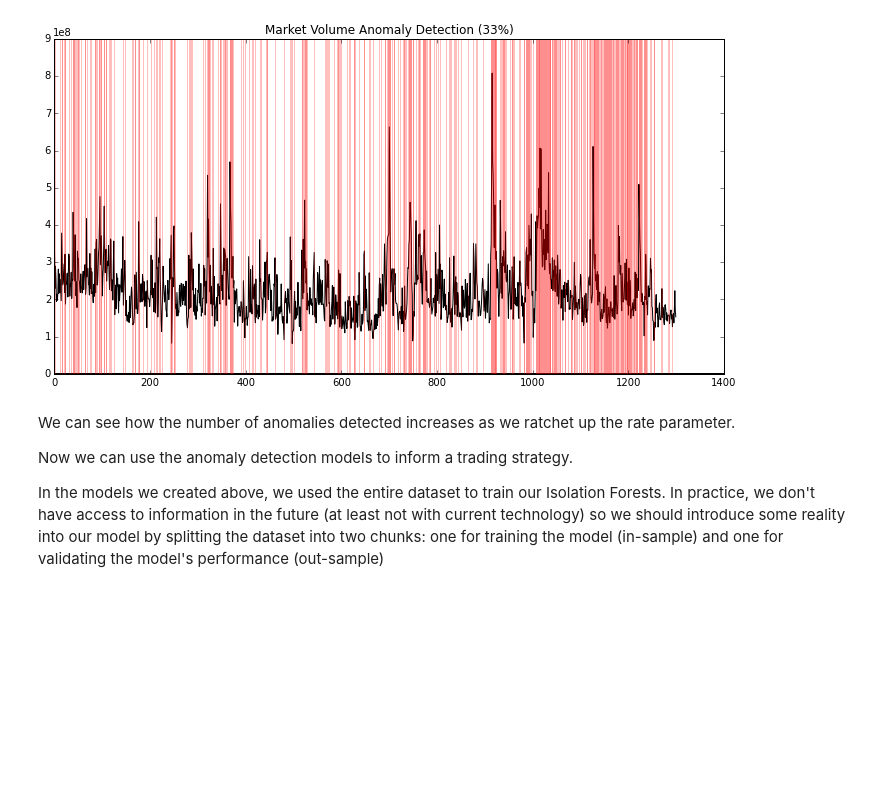
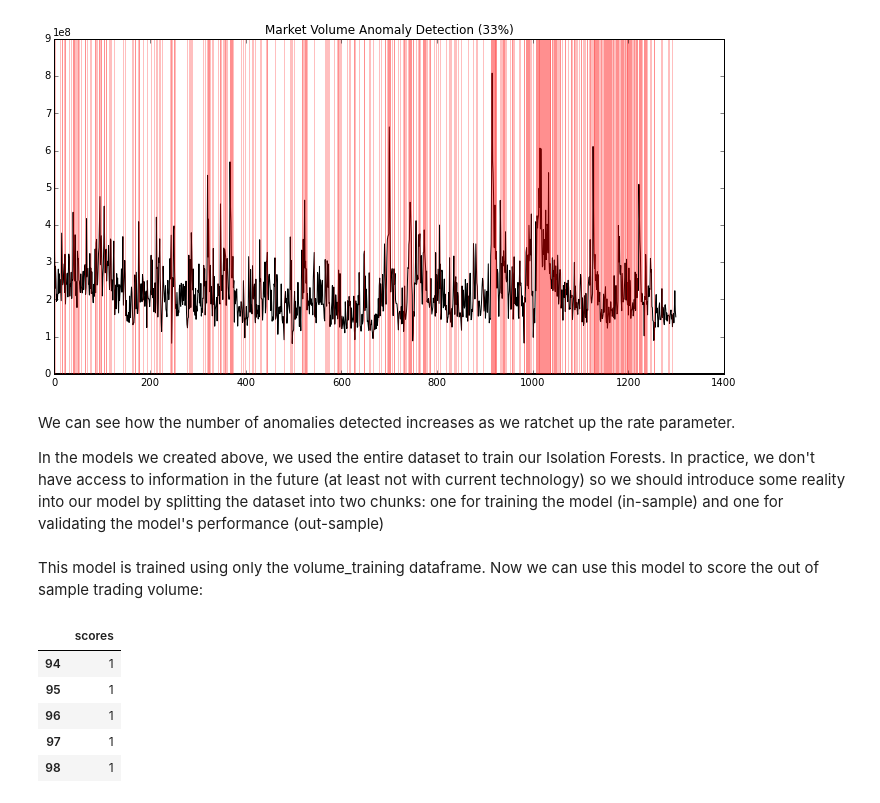
Before and after one commit to tynano/slicematrixIO-python, a Jupyter notebook: notebooks/Stock Market Volume Anomaly Detection 1.ipynb, the cells around one changed output. Saved outputs shown, nothing was run; the diff lists cells and outputs as text; code cells hidden in the pictures; blank space fills up the shorter version.

```diff
--- a/notebooks/Stock Market Volume Anomaly Detection 1.ipynb
+++ b/notebooks/Stock Market Volume Anomaly Detection 1.ipynb
@@ -142,7 +142,5 @@ draw_anomaly_plot(scores3, volume, 'Market Volume Anomaly Detection (33%)')
 # %% [markdown]
 <p>We can see how the number of anomalies detected increases as we ratchet up the rate parameter.</p>
 
-<p>Now we can use the anomaly detection models to inform a trading strategy.</p>
-
 <p>In the models we created above, we used the entire dataset to train our Isolation Forests. In practice, we don't have access to information in the future (at least not with current technology) so we should introduce some reality into our model by splitting the dataset into two chunks: one for training the model (in-sample) and one for validating the model's performance (out-sample)</p>
 # %%
@@ -151,0 +152,2 @@ volume_testing  = volume.ix[(volume.shape[0]/2):,:]
+# %% [markdown]
+<p>This model is trained using only the volume_training dataframe. Now we can use this model to score the out of sample trading volume:</p>
@@ -151,0 +156,10 @@ volume_testing  = volume.ix[(volume.shape[0]/2):,:]
+# %%
+out_of_sample_scores  = pd.DataFrame(out_of_sample_scores, columns = ['scores'])
+out_of_sample_scores.tail()
+# %% [output]
+|  | scores |
+| 94 | 1 |
+| 95 | 1 |
+| 96 | 1 |
+| 97 | 1 |
+| 98 | 1 |
```
Also changed, not shown: parts of 9 cells of this notebook.
